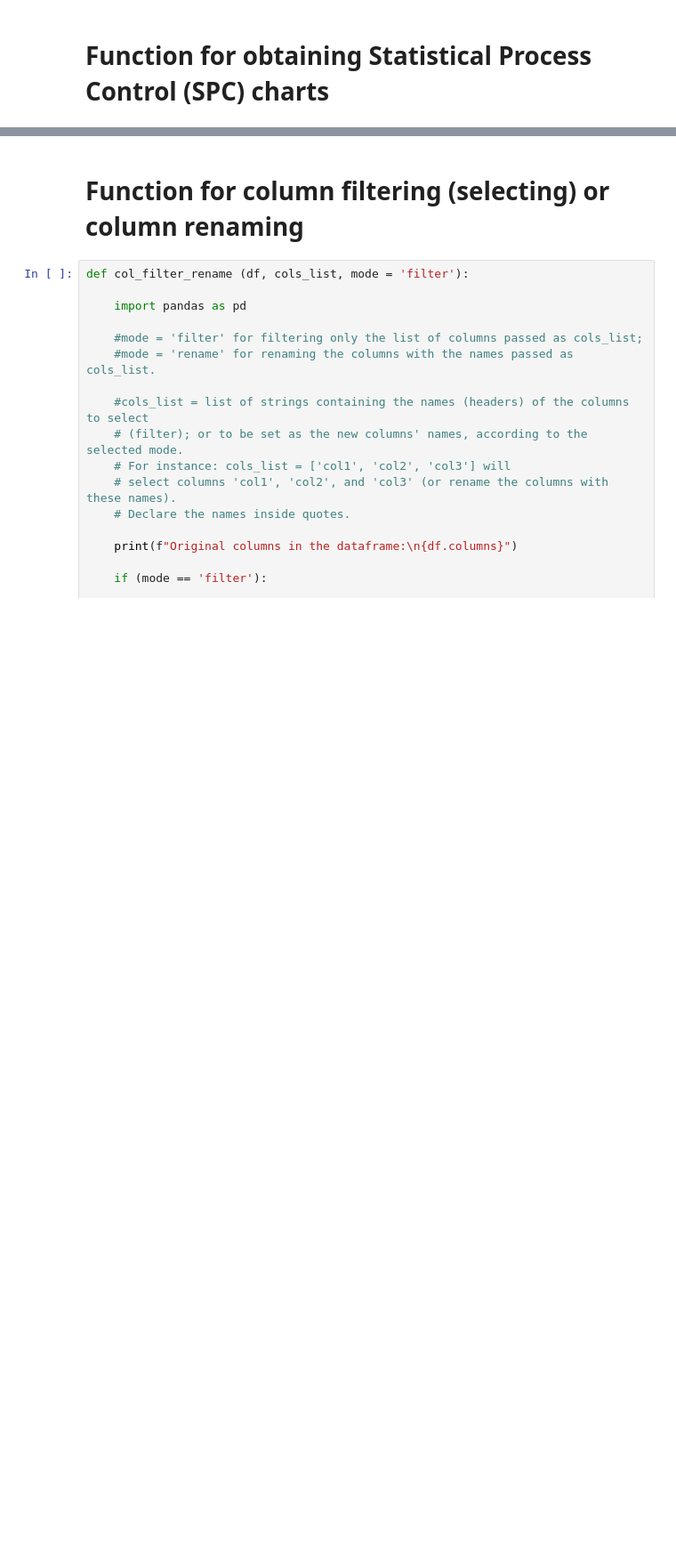
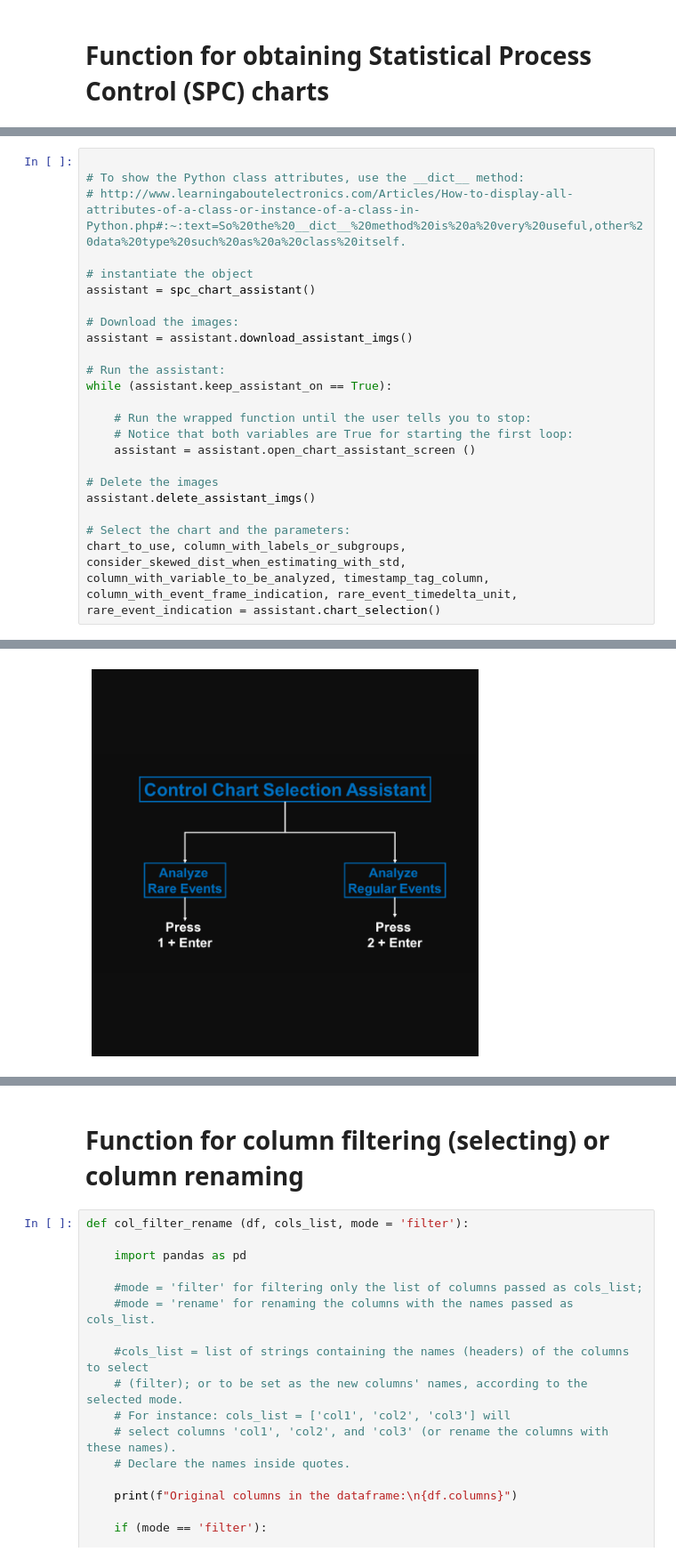
Before and after one commit to marcosoares-92/IndustrialDataScience_ETL_Workflow, a Jupyter notebook: 6_Process_Diagnosis.ipynb, the cells around one changed output, grey strips where cells are left out. Shown at 89% size. Drawn from its saved outputs; the diff is of its cells as text; blank space fills up the shorter version.

```diff
--- a/6_Process_Diagnosis.ipynb
+++ b/6_Process_Diagnosis.ipynb
@@ -2840,0 +2925,24 @@ def df_gen_charac (df):
+# %%
+
+# To show the Python class attributes, use the __dict__ method:
+# http://www.learningaboutelectronics.com/Articles/How-to-display-all-attributes-of-a-class-or-instance-of-a-class-in-Python.php#:~:text=So%20the%20__dict__%20method%20is%20a%20very%20useful,other%20data%20type%20such%20as%20a%20class%20itself.
+
+# instantiate the object
+assistant = spc_chart_assistant()
+
+# Download the images:
+assistant = assistant.download_assistant_imgs()
+
+# Run the assistant:
+while (assistant.keep_assistant_on == True):
+
+    # Run the wrapped function until the user tells you to stop:
+    # Notice that both variables are True for starting the first loop:
+    assistant = assistant.open_chart_assistant_screen ()
+
+# Delete the images
+assistant.delete_assistant_imgs()
+
+# Select the chart and the parameters:
+chart_to_use, column_with_labels_or_subgroups, consider_skewed_dist_when_estimating_with_std, column_with_variable_to_be_analyzed, timestamp_tag_column, column_with_event_frame_indication, rare_event_timedelta_unit, rare_event_indication = assistant.chart_selection()
+# %% [output]
@@ -2840,0 +2966 @@ def df_gen_charac (df):
+[figure, added]
```
Also changed, not shown: parts of 11 cells of this notebook.
